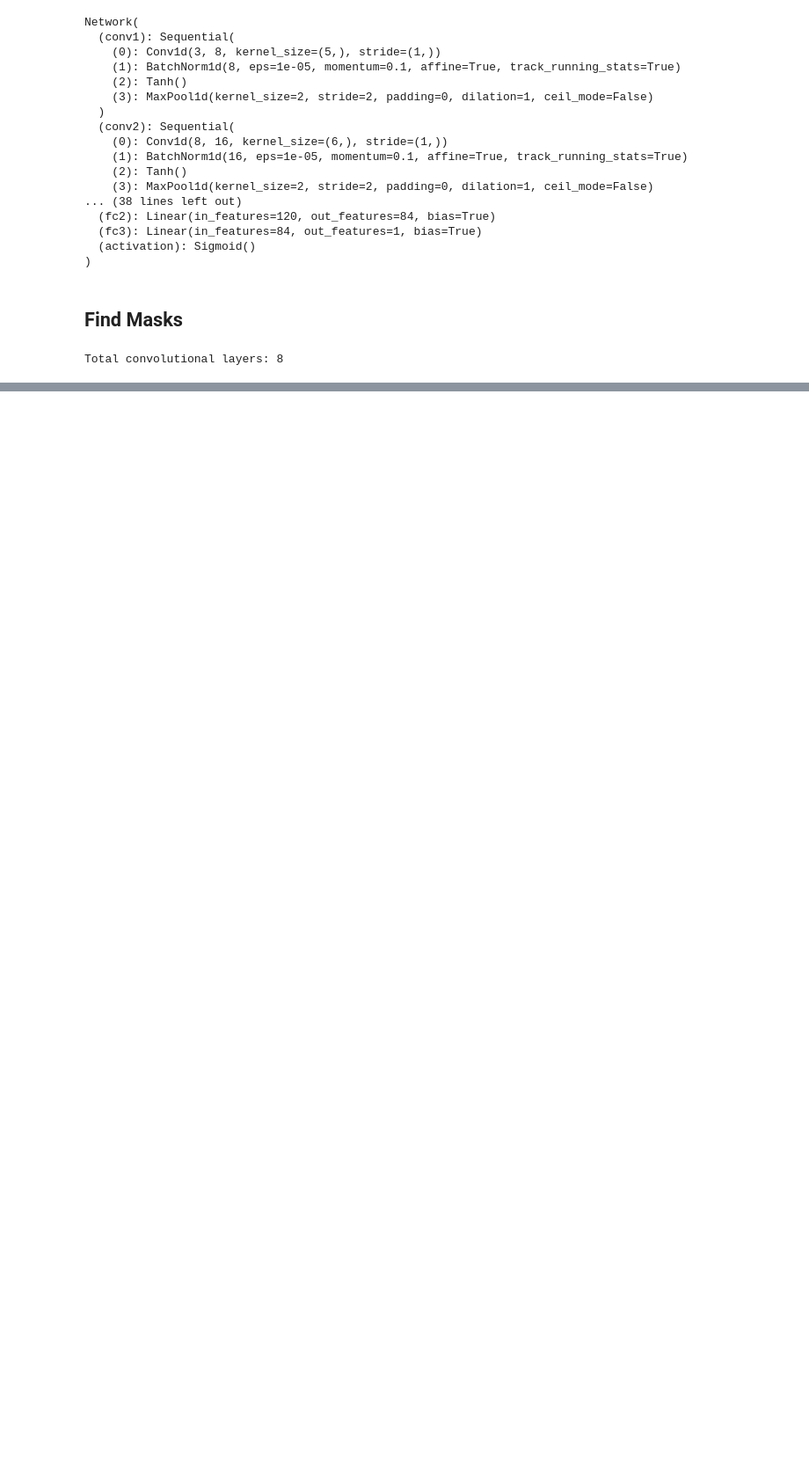
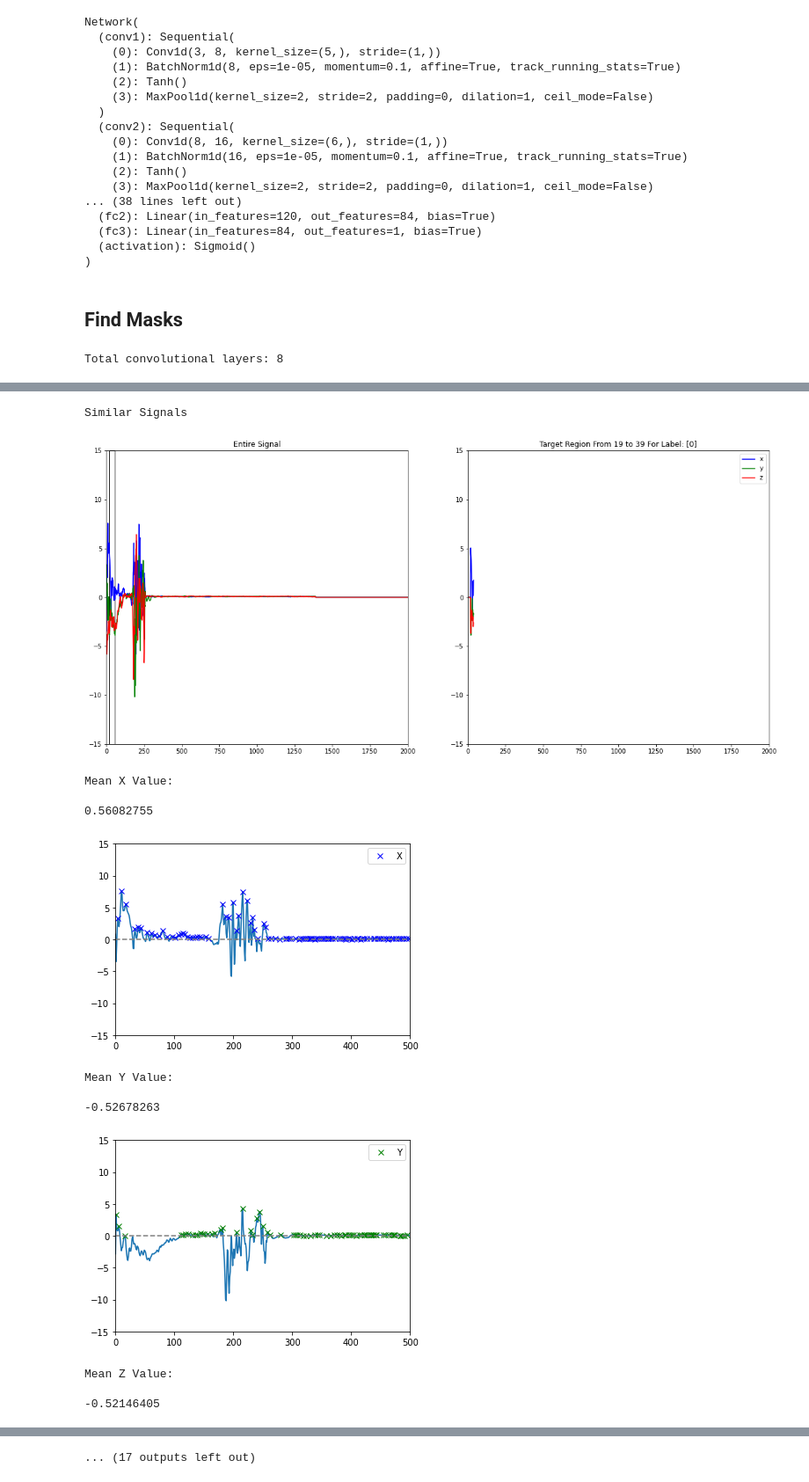
Before and after one commit to anas-awadalla/Incepto, a Jupyter notebook: interpretability_experiments/mPower_similarity_searching.ipynb, the cells around one changed output, grey strips where cells are left out. Shown at 88% size. Cells and saved outputs as stored; diff of their text form; code cells hidden in the pictures; blank space fills up the shorter version.

```diff
--- a/interpretability_experiments/mPower_similarity_searching.ipynb
+++ b/interpretability_experiments/mPower_similarity_searching.ipynb
@@ -356,7 +326,7 @@ index = faiss.read_index("test_index.index")
 # %%
 # Search
 index.nprobe = 8  # Runtime param. The number of cells that are visited for search.
-topk = 10
+topk = 4000
 dists, ids = index.search(search_query, k=topk)
 
 print(ids)
@@ -476,12 +441,0 @@ def viz_signal(signals, signal_labels, activation, threshold=0, window_size=50):
-# %%
-print("Example")
-print("\n\n")
-
-viz_signal(datapoint.cpu().numpy(),datapoint_label.item(), training_data[10])
-topk = 4
-print("Similarity Search")
-print("\n\n")
-
-for i in ids[0][:topk]:
-    print(i)
-    viz_signal(data[i].cpu().numpy(),sample_label[i].item(), training_data[i])
@@ -521,4 +441,0 @@ Similarity Search
-# %%
-topk = 3
-for i in ids[:topk]:
-    viz_signal(i,unit,data,sample_label, layername)
@@ -539,0 +500,60 @@ NameError: name 'unit' is not defined
+# %%
+import matplotlib.pyplot as plt
+from scipy.signal import find_peaks
+
+print("Similar Signals")
+
+for i in ids[0][:topk]:
+    d = data[i].cpu().numpy()
+    left,right = [0,500]
+    viz_signal(d,sample_label[i].item(), training_data[i])
+
+    x = d[0][left:right]
+    y = d[1][left:right]
+    z = d[2][left:right]
+
+
+    print("Mean X Value: \n")
+    print(np.mean(x))
+    peaks, _ = find_peaks(x, height=0)
+    plt.plot(x)
+    plt.axis([0, 500, -15, 15])
+    plt.plot(peaks, x[peaks], "x", label="X",color="blue")
+    plt.plot(np.zeros_like(x), "--", color="gray")
+    plt.legend()
+    plt.show()
+
+    print("Mean Y Value: \n")
+    print(np.mean(y))
+    peaks, _ = find_peaks(y, height=0)
+    plt.plot(y)
+    plt.axis([0, 500, -15, 15])
+    plt.plot(peaks, y[peaks], "x",label="Y",color="green")
+    plt.plot(np.zeros_like(y), "--", color="gray")
+    plt.legend()
+    plt.show()
+
+
+    print("Mean Z Value: \n")
+    print(np.mean(z))
+    peaks, _ = find_peaks(z, height=0)
+    plt.plot(z)
+    plt.axis([0, 500, -15, 15])
+    plt.plot(peaks, z[peaks], "x",label="Z",color="red")
+    plt.plot(np.zeros_like(z), "--", color="gray")
+    plt.legend()
+    plt.show()
+# %% [output]
+Similar Signals
+[figure, added]
+Mean X Value:
+
+0.56082755
+[figure, added]
+Mean Y Value:
+
+-0.52678263
+[figure, added]
+Mean Z Value:
+
+-0.52146405
@@ -539,0 +569 @@ NameError: name 'unit' is not defined
+... (17 outputs left out)
```
Also changed, not shown: parts of 20 cells of this notebook, 1 other file.
